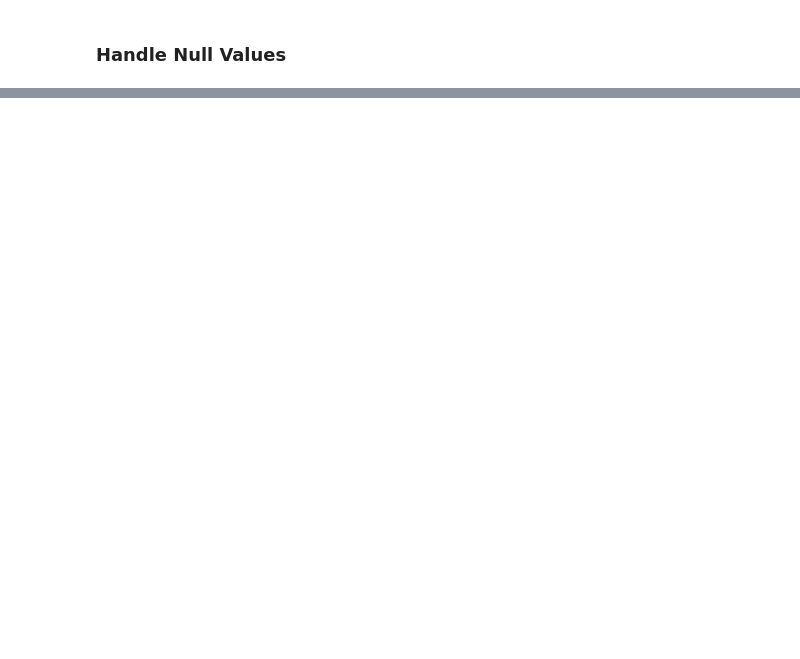
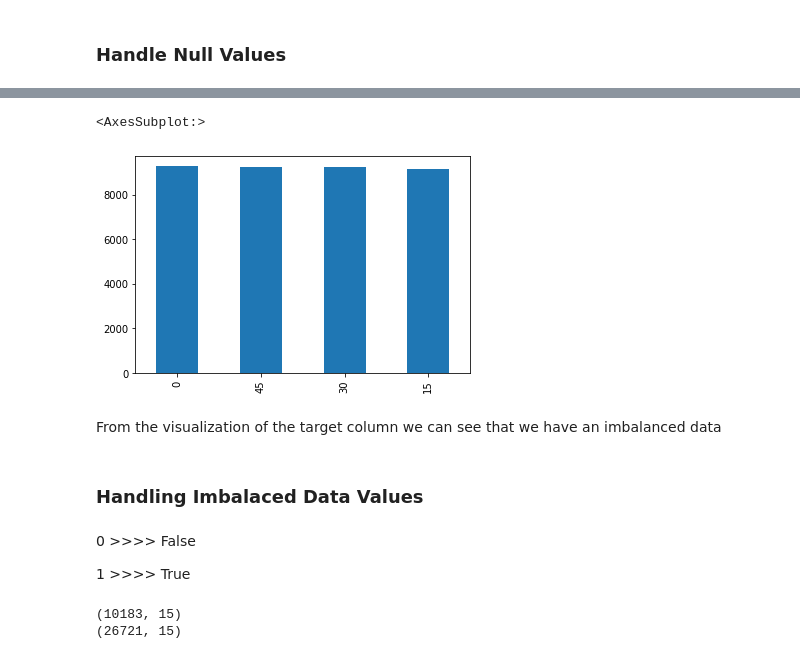
Before and after one commit to Elizabeth-Ofulue/DSML-Projects, a Jupyter notebook: FraudDetection/Experimental Env.ipynb, the cells around one changed output, grey strips where cells are left out. Cells and saved outputs as stored; diff of their text form; code cells hidden in the pictures; blank space fills up the shorter version.

```diff
--- a/FraudDetection/Experimental Env.ipynb
+++ b/FraudDetection/Experimental Env.ipynb
@@ -437,0 +552,13 @@ After exploring the dataset, we would be filling
+# %%
+df_train.Min.value_counts().plot.bar()
+# %% [output]
+<AxesSubplot:>
+[figure, added]
+# %% [markdown]
+From the visualization of the target column we can see that we have an imbalanced data
+# %% [markdown]
+### Handling Imbalaced Data Values
+# %% [markdown]
+0 >>>> False
+
+1 >>>> True
@@ -437,0 +569,6 @@ After exploring the dataset, we would be filling
+# %%
+print(Anomal.shape)
+print(Non_Anomal.shape)
+# %% [output]
+(10183, 15)
+(26721, 15)
```
Also changed, not shown: parts of 57 cells of this notebook.
